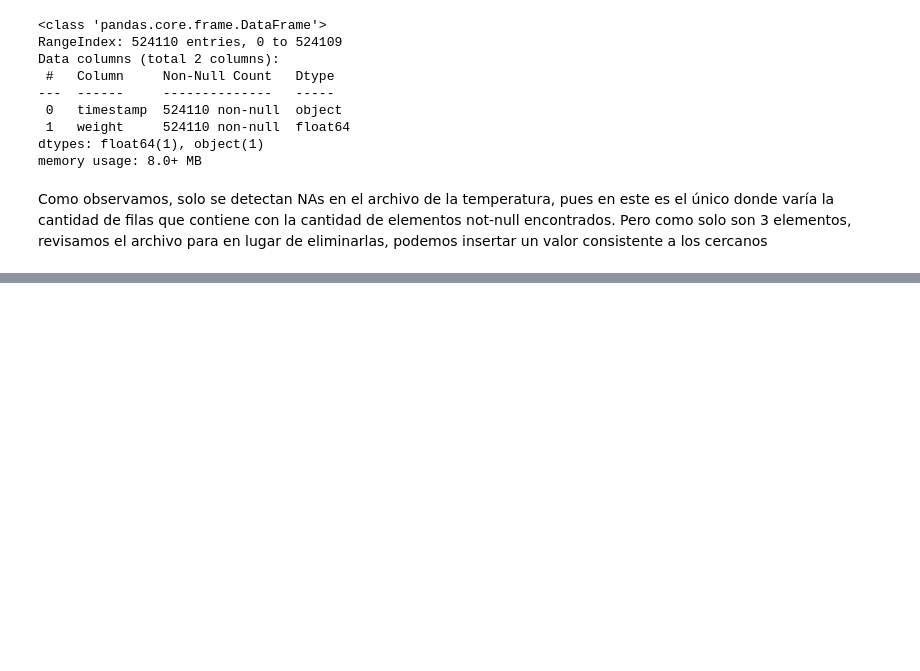
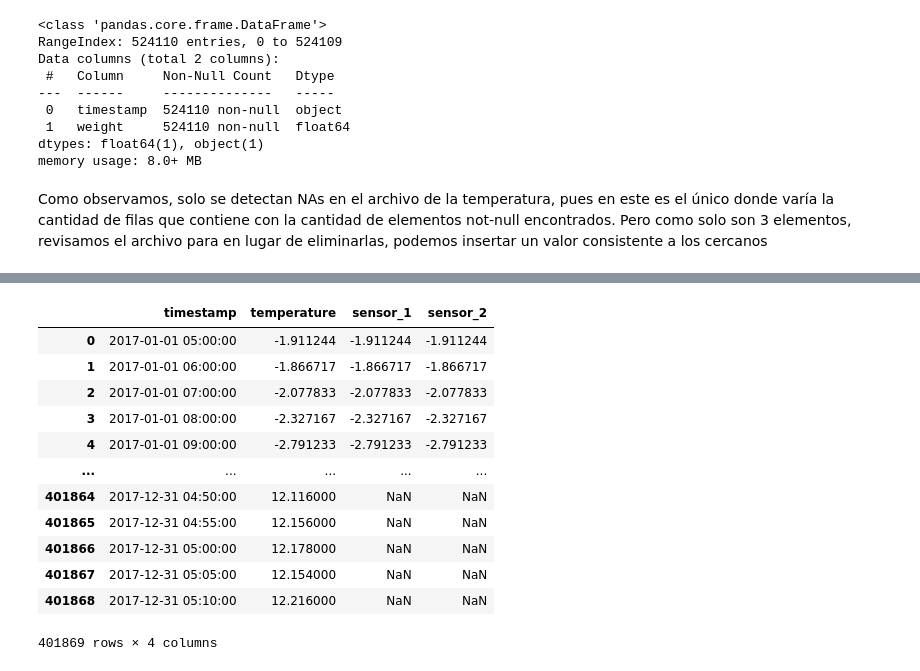
Before and after one commit to Cordero27/Minor-Machine-Learning, a Jupyter notebook: Analisis Dataset Memoria.ipynb, the cells around one changed output, grey strips where cells are left out. Drawn from its saved outputs; the diff is of its cells as text; code cells hidden in the pictures; blank space fills up the shorter version.

```diff
--- a/Analisis Dataset Memoria.ipynb
+++ b/Analisis Dataset Memoria.ipynb
@@ -133,0 +122,23 @@ Name: 43685, dtype: object
+# %%
+filas_con_na = temperature['temperature'].isna()
+
+# Encuentra el índice de la primera fila que cumple con la condición
+indice = filas_con_na.idxmax()
+if (indice != 0):
+    print('Existe un valor faltante en la fila', indice)
+    temperature.loc[43685, 'temperature'] = 2.9582
+
+if (indice != 0):
+  indice = filas_con_na.idxmax()
+  print('Existe un valor faltante en la fila', indice)
+  temperature.loc[192203, 'temperature'] = -2.6302
+
+if (indice != 0):
+  indice = filas_con_na.idxmax()
+  print('Existe un valor faltante en la fila', indice)
+  temperature.loc[297036, 'temperature'] = -3.4036
+
+if (indice == 0):
+  print('Ya no existen datos faltantes')
+else:
+  print('Aun existen datos faltantes')
@@ -133,0 +151,19 @@ Name: 43685, dtype: object
+# %%
+temperatureSplited = np.array_split(temperature['temperature'], 13)
+temperature['sensor_1'] = temperatureSplited[0]
+temperature['sensor_2'] = temperatureSplited[0]
+temperature
+# %% [output]
+|  | timestamp | temperature | sensor_1 | sensor_2 |
+| 0 | 2017-01-01 05:00:00 | -1.911244 | -1.911244 | -1.911244 |
+| 1 | 2017-01-01 06:00:00 | -1.866717 | -1.866717 | -1.866717 |
+| 2 | 2017-01-01 07:00:00 | -2.077833 | -2.077833 | -2.077833 |
+| 3 | 2017-01-01 08:00:00 | -2.327167 | -2.327167 | -2.327167 |
+| 4 | 2017-01-01 09:00:00 | -2.791233 | -2.791233 | -2.791233 |
+| ... | ... | ... | ... | ... |
+| 401864 | 2017-12-31 04:50:00 | 12.116000 | NaN | NaN |
+| 401865 | 2017-12-31 04:55:00 | 12.156000 | NaN | NaN |
+| 401866 | 2017-12-31 05:00:00 | 12.178000 | NaN | NaN |
+| 401867 | 2017-12-31 05:05:00 | 12.154000 | NaN | NaN |
+| 401868 | 2017-12-31 05:10:00 | 12.216000 | NaN | NaN |
+401869 rows × 4 columns
```
Also changed, not shown: parts of 3 cells of this notebook.
